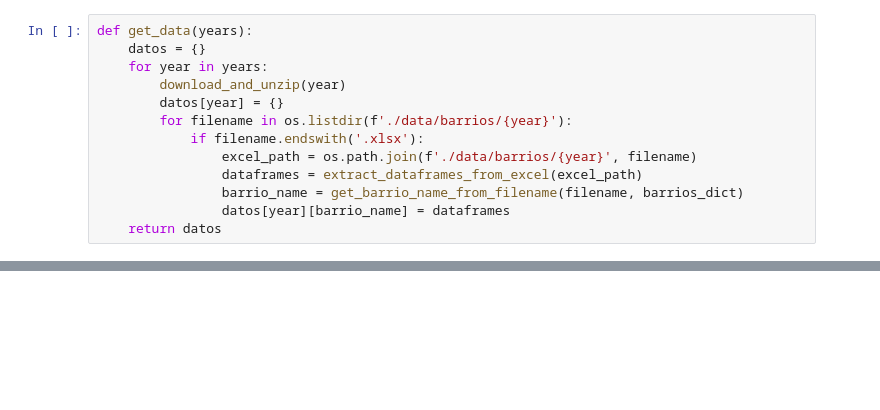
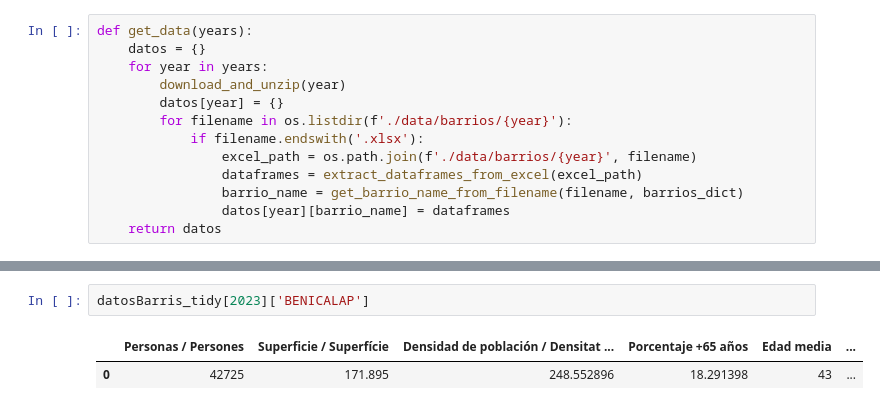
Before and after one commit to esedesam/mcd-nlp-proyecto, a Jupyter notebook: dataBarris.ipynb, the cells around one changed output, grey strips where cells are left out. Drawn from its saved outputs; the diff is of its cells as text; blank space fills up the shorter version.

```diff
--- a/dataBarris.ipynb
+++ b/dataBarris.ipynb
@@ -216,0 +348,5 @@ datosBarris[2023]['BENICALAP']['Padrón_Población_por_sexo_y_edad_(grandes_grup
+# %%
+datosBarris_tidy[2023]['BENICALAP']
+# %% [output]
+|  | Personas / Persones | Superficie / Superfície | Densidad de población / Densitat ... | Porcentaje +65 años | Edad media | ... |
+| 0 | 42725 | 171.895 | 248.552896 | 18.291398 | 43 | ... |
```
Also changed, not shown: parts of 10 cells of this notebook.
